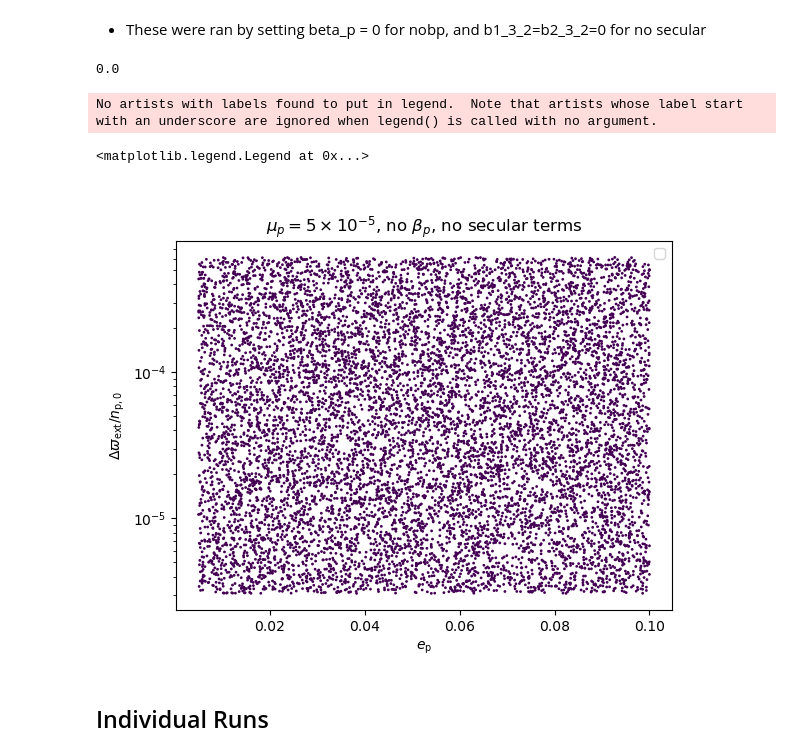
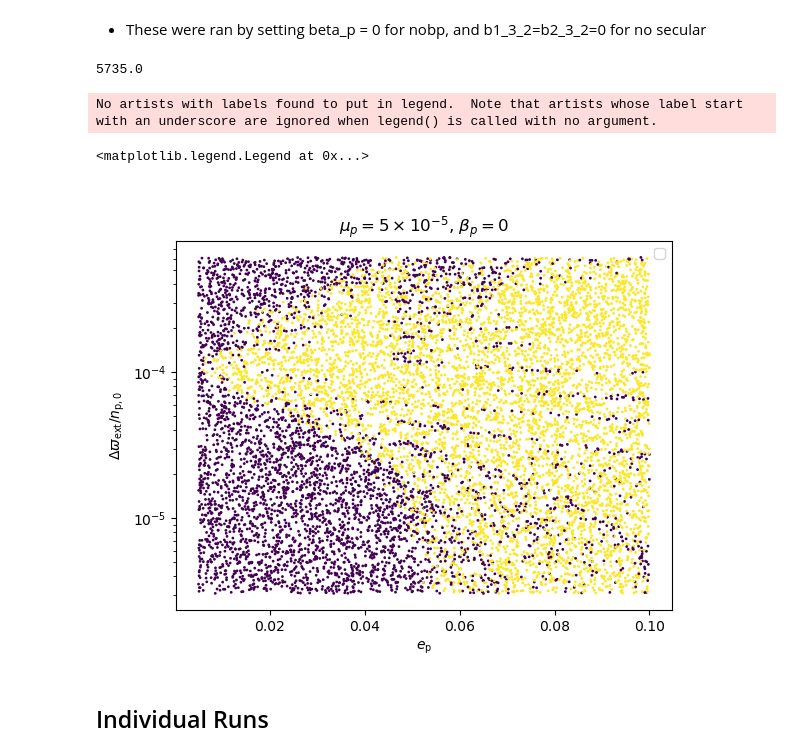
Before and after one commit to jtlaune/wc-apsidal-precession, a Jupyter notebook: paper-2.ipynb, the cells around one changed output. Drawn from its saved outputs; the diff is of its cells as text; code cells hidden in the pictures.

```diff
--- a/paper-2.ipynb
+++ b/paper-2.ipynb
@@ -564,7 +546,7 @@ plt.show()
 TMVAL = 2*npy.pi*1e6
 #with open("results_mup1e-4_tm2pi1e6_n1.55_omalpha0val3.5_random10000_nobp_nosec.pkl", "rb") as f:
 #with open("results_mup1e-4_tm2pi1e6_n1.55_omalpha0val3.5_random10000_nosec.pkl", "rb") as f:
-#with open("results_mup1e-4_tm2pi1e6_n1.55_omalpha0val3.5_random10000_nobp.pkl", "rb") as f:
+with open("results_mup5e-5_tm2pi1e6_n1.55_omalpha0val3.5_random10000_nobp.pkl", "rb") as f:
     jobs, results = pickle.load(f)
 
 N_jobs = len(results)
@@ -584,20 +566,20 @@ for i in range(N_jobs):
         outcomes[i] = 1
 print(npy.sum(outcomes))
 # %% [output]
-0.0
+5735.0
 # %%
 fig, ax = plt.subplots()
 ax.scatter(eps,omps-oms,c=outcomes,s=1)
 ax.set_yscale("log")
 ax.set_ylabel(r"$\Delta\varpi_{\rm ext}/n_{\rm p,0}$")
 ax.set_xlabel(r"$e_{\rm p}$")
-ax.set_title(r"$\mu_p=5\times 10^{-5}$, no $\beta_p$, no secular terms")
+ax.set_title(r"$\mu_p=5\times 10^{-5}$, $\beta_p=0$")
 #ax.axhline(y=DPOM_GPS,c="c",ls="--",lw=4,label="Giant planets on neptune")
 ax.legend()
 # %% [output]
 No artists with labels found to put in legend.  Note that artists whose label start with an underscore are ignored when legend() is called with no argument.
 <matplotlib.legend.Legend at 0x...>
-[figure, old version]
+[figure, new version]
 # %% [markdown]
 ## Individual Runs
 # %% [markdown]
```
Also changed, not shown: parts of 4 cells of this notebook.
